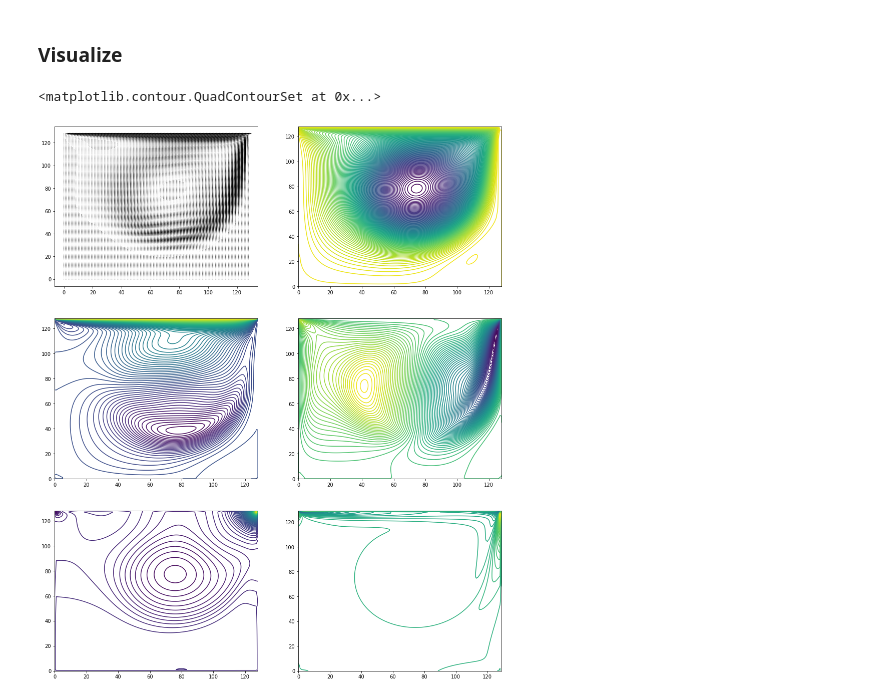
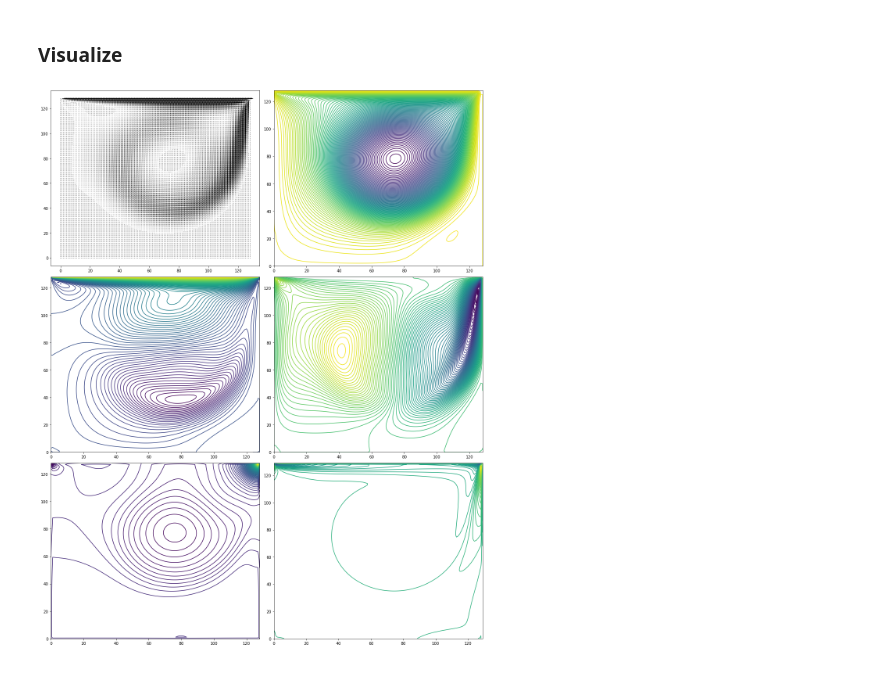
Before and after one commit to tdosreis/navier-stokes, a Jupyter notebook: notebooks/navier-stokes.ipynb, the cells around one changed output. Drawn from its saved outputs; the diff is of its cells as text; code cells hidden in the pictures.

```diff
--- a/notebooks/navier-stokes.ipynb
+++ b/notebooks/navier-stokes.ipynb
@@ -63,18 +63,19 @@ Wall time: 42min 7s
 # %%
 fig, ax = plt.subplots(3, 2, figsize=(16, 20))
 
 ax = ax.ravel()
 
 ax[0].quiver(
     np.flipud(np.rot90(u_contour)),
     np.flipud(np.rot90(v_contour))
 )
 
 ax[1].contour(X, Y, STREAMLINE, 100)
 ax[2].contour(np.rot90(np.fliplr(u_contour)), 100)
 ax[3].contour(np.rot90(np.fliplr(v_contour)), 100)
 ax[4].contour(np.rot90(np.fliplr(p_contour)), 100)
 ax[5].contour(np.rot90(np.fliplr(vorticity)), 100)
+
+fig.tight_layout()
 # %% [output]
-<matplotlib.contour.QuadContourSet at 0x...>
-[figure, old version]
+[figure, new version]
```
Also changed, not shown: parts of 1 cell of this notebook, 2 other files.
